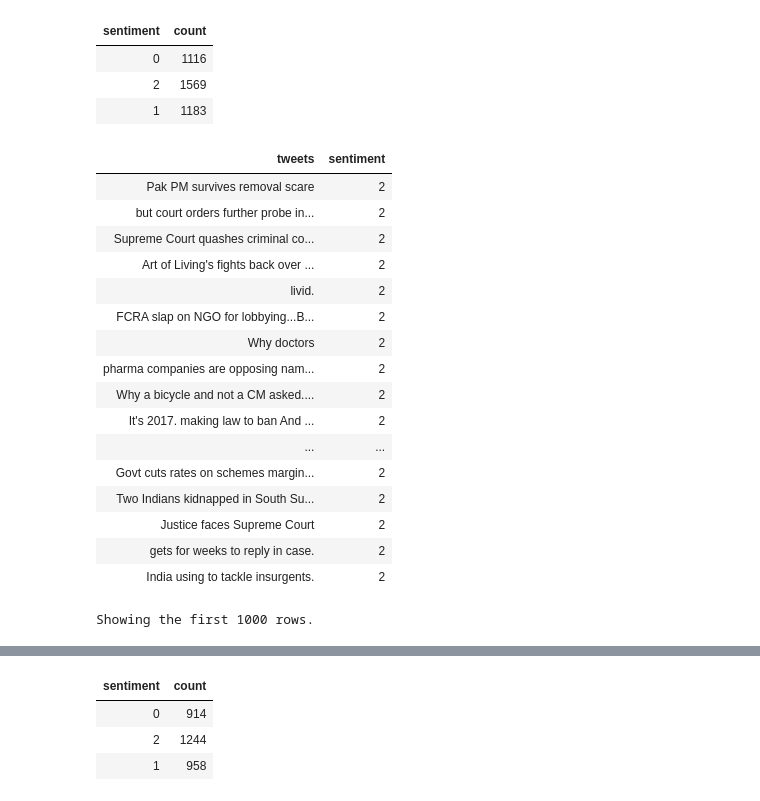
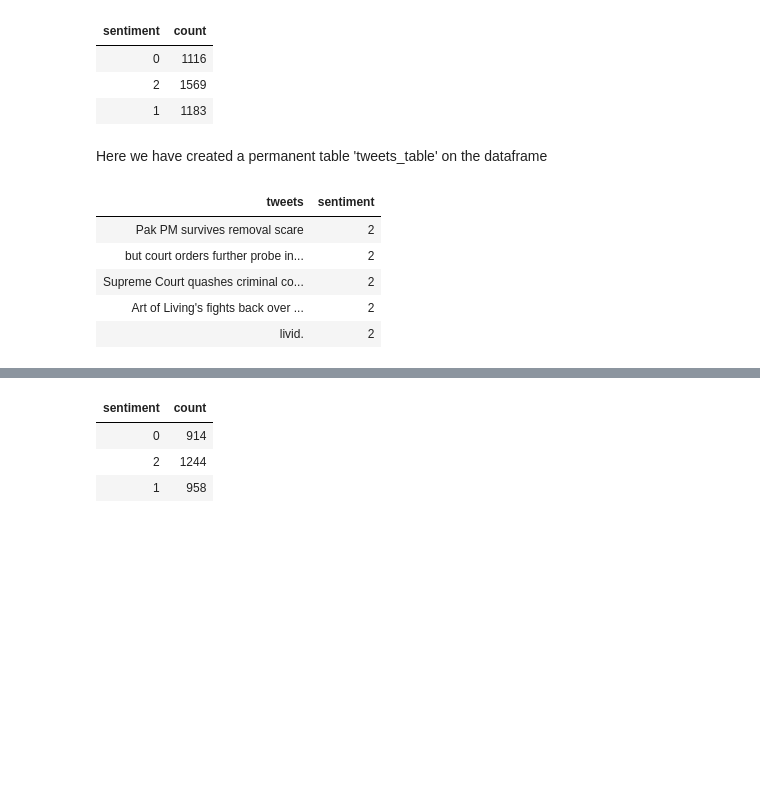
Before and after one commit to harishma610/TweetSentimentAnalysis, a Jupyter notebook: TweetsSentimentAnalysis.ipynb, the cells around one changed output, grey strips where cells are left out. Saved outputs shown, nothing was run; the diff lists cells and outputs as text; code cells hidden in the pictures; blank space fills up the shorter version.

```diff
--- a/TweetsSentimentAnalysis.ipynb
+++ b/TweetsSentimentAnalysis.ipynb
@@ -86,6 +76,8 @@ display(tweets_combined.groupBy('sentiment').count())
 | 0 | 1116 |
 | 2 | 1569 |
 | 1 | 1183 |
+# %% [markdown]
+Here we have created a permanent table 'tweets_table' on the dataframe
 # %%
 # Creating a permanent tweets_table.
 # tweets_combined = spark.read.format("csv") \
@@ -97,25 +89,13 @@ permanent_table_name = "tweets_table"
 tweets_combined.write.mode("overwrite").format("parquet").saveAsTable(permanent_table_name)
 # %%
 %sql
-select * From tweets_table
+select * From tweets_table limit 5
 # %% [output]
 | tweets | sentiment |
 | Pak PM survives removal scare | 2 |
 | but court orders further probe in... | 2 |
 | Supreme Court quashes criminal co... | 2 |
 | Art of Living's fights back over ... | 2 |
 | livid. | 2 |
-| FCRA slap on NGO for lobbying...B... | 2 |
-| Why doctors | 2 |
-| pharma companies are opposing nam... | 2 |
-| Why a bicycle and not a CM asked.... | 2 |
-| It's 2017. making law to ban And ... | 2 |
-| ... | ... |
-| Govt cuts rates on schemes margin... | 2 |
-| Two Indians kidnapped in South Su... | 2 |
-| Justice faces Supreme Court | 2 |
-| gets for weeks to reply in case. | 2 |
-| India using to tackle insurgents. | 2 |
-Showing the first 1000 rows.
 # %%
 tweets_df = spark.table('tweets_table')
```
Also changed, not shown: parts of 17 cells of this notebook, 1 other file.
